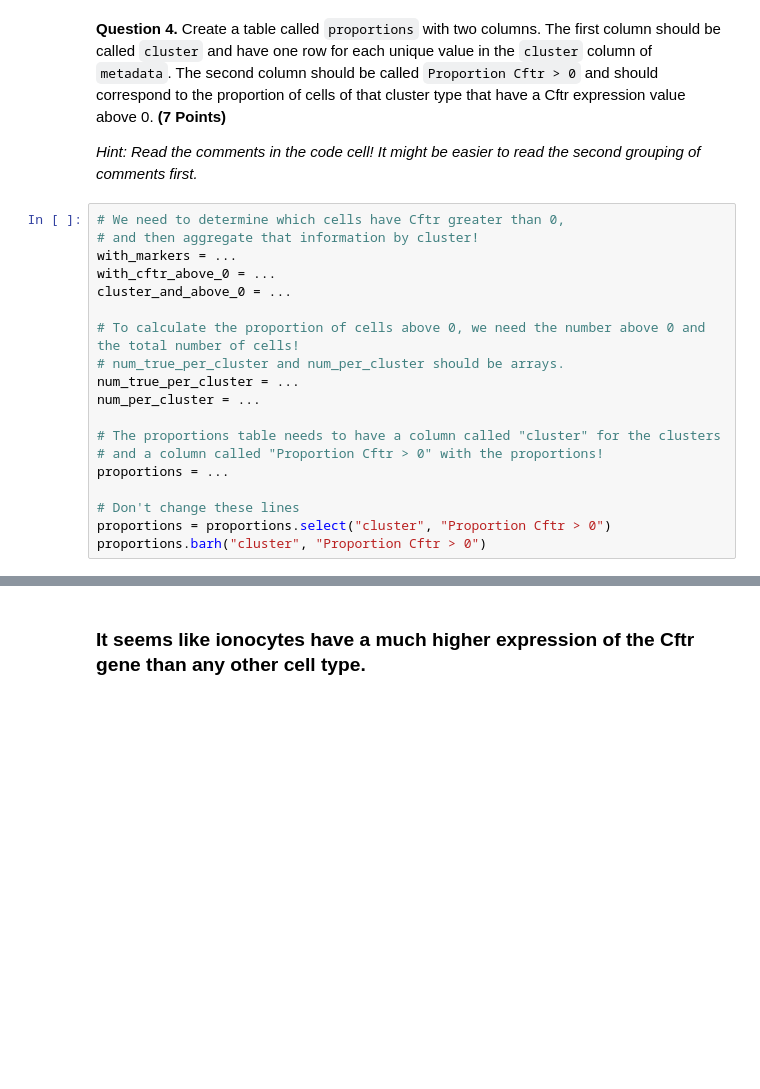
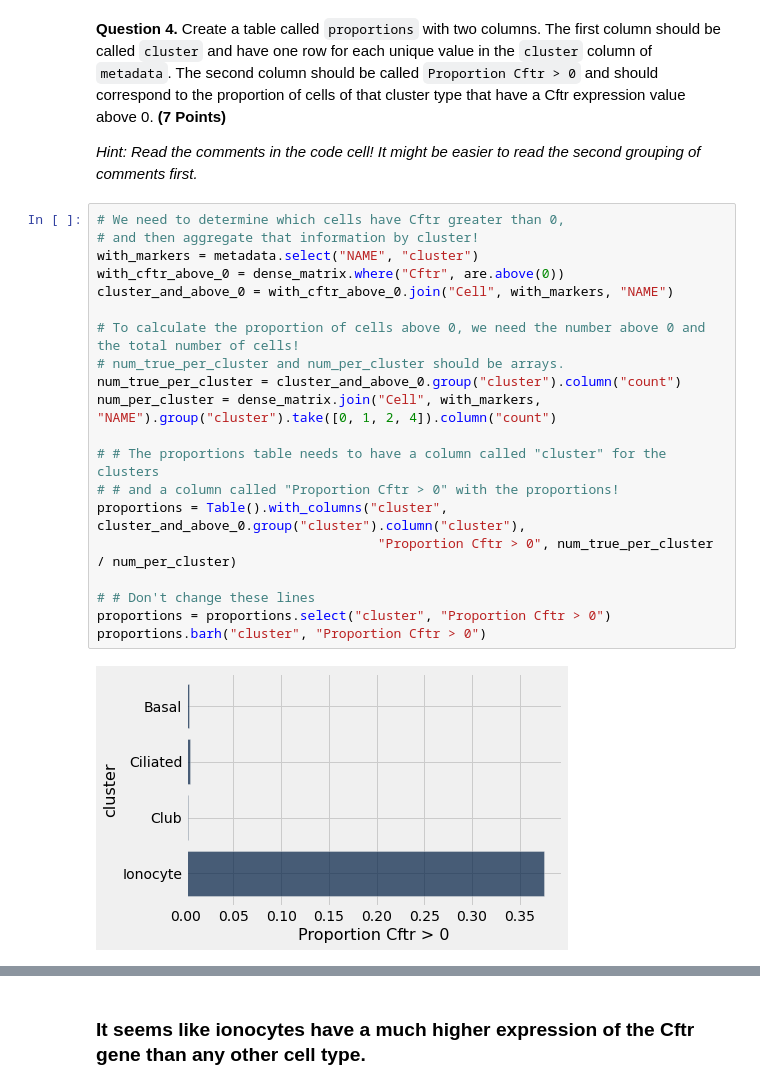
Before and after one commit to dthajal1/data-science-8, a Jupyter notebook: project/project1/project1.ipynb, the cells around one changed output, grey strips where cells are left out. Cells and saved outputs as stored; diff of their text form; blank space fills up the shorter version.

```diff
--- a/project/project1/project1.ipynb
+++ b/project/project1/project1.ipynb
@@ -714,21 +757,24 @@ points:
 # %%
 # We need to determine which cells have Cftr greater than 0,
 # and then aggregate that information by cluster!
-with_markers = ...
-with_cftr_above_0 = ...
-cluster_and_above_0 = ...
+with_markers = metadata.select("NAME", "cluster")
+with_cftr_above_0 = dense_matrix.where("Cftr", are.above(0))
+cluster_and_above_0 = with_cftr_above_0.join("Cell", with_markers, "NAME")
 
 # To calculate the proportion of cells above 0, we need the number above 0 and the total number of cells!
 # num_true_per_cluster and num_per_cluster should be arrays.
-num_true_per_cluster = ...
-num_per_cluster = ...
+num_true_per_cluster = cluster_and_above_0.group("cluster").column("count")
+num_per_cluster = dense_matrix.join("Cell", with_markers, "NAME").group("cluster").take([0, 1, 2, 4]).column("count")
 
-# The proportions table needs to have a column called "cluster" for the clusters
-# and a column called "Proportion Cftr > 0" with the proportions!
-proportions = ...
+# # The proportions table needs to have a column called "cluster" for the clusters
+# # and a column called "Proportion Cftr > 0" with the proportions!
+proportions = Table().with_columns("cluster", cluster_and_above_0.group("cluster").column("cluster"),
+                                    "Proportion Cftr > 0", num_true_per_cluster / num_per_cluster)
 
-# Don't change these lines
+# # Don't change these lines
 proportions = proportions.select("cluster", "Proportion Cftr > 0")
 proportions.barh("cluster", "Proportion Cftr > 0")
+# %% [output]
+[figure, added]
 # %%
 grader.check("q3_4")
```
Also changed, not shown: parts of 18 cells of this notebook, 2 other files.
